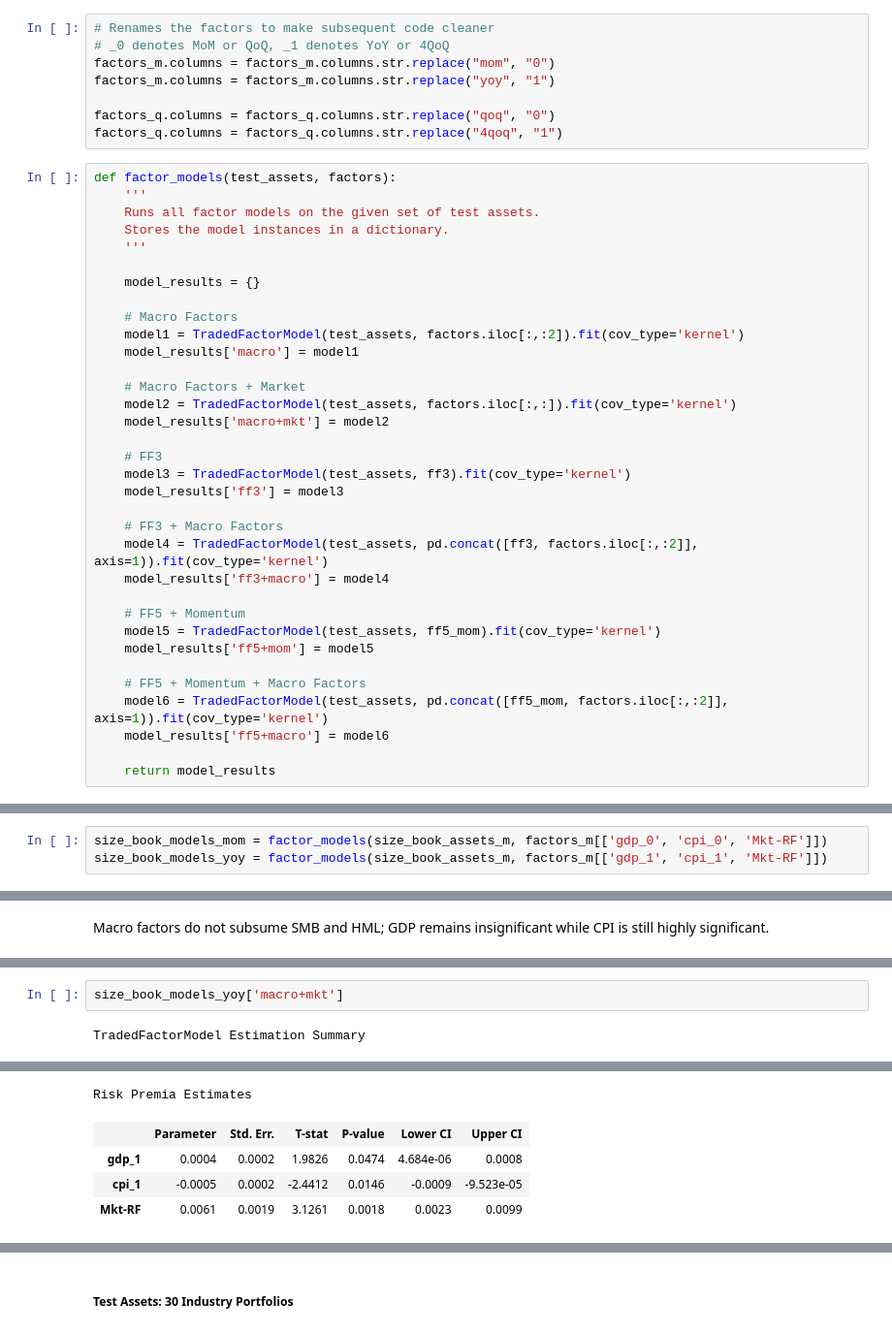
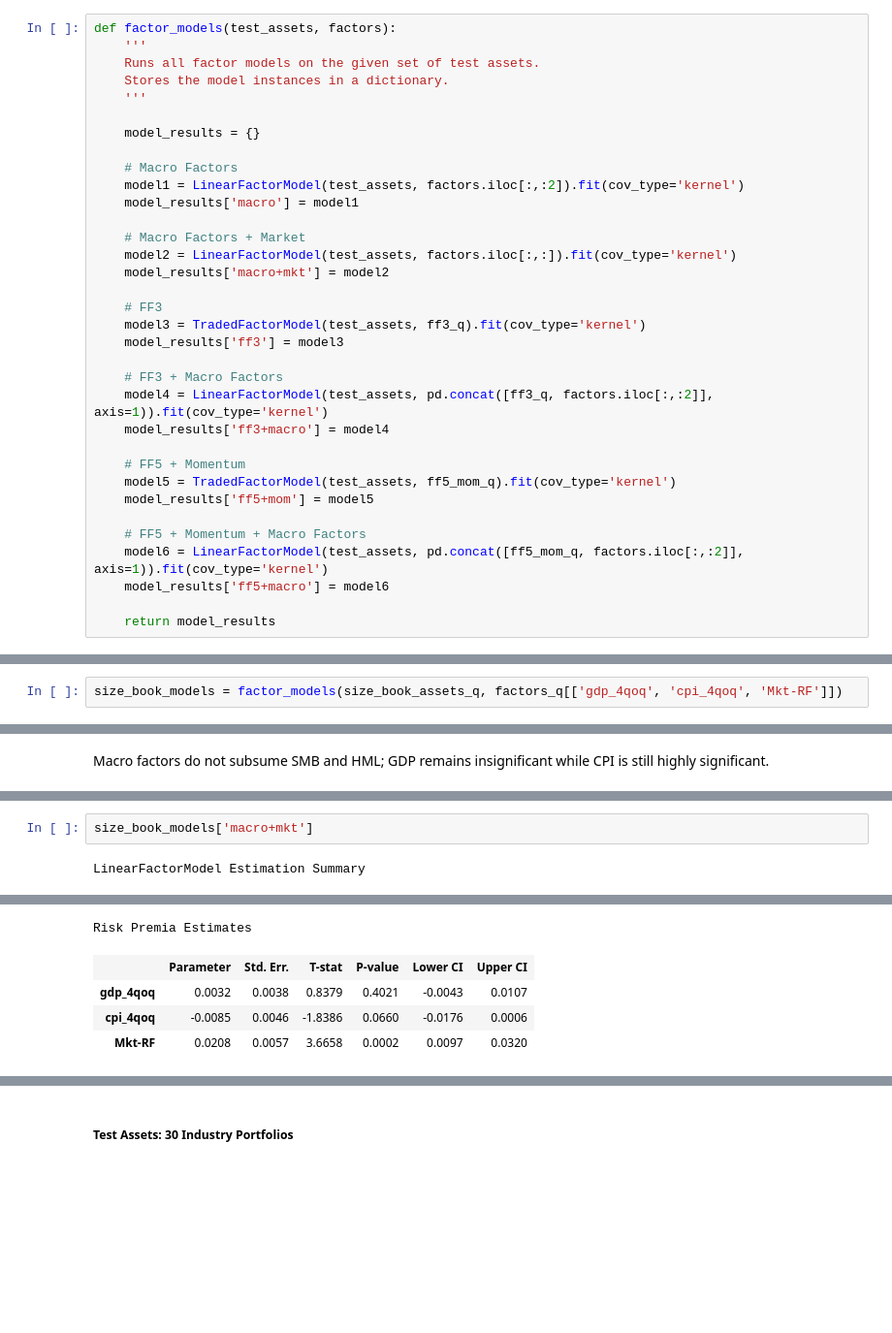
Before and after one commit to santoromano/Macro-Cross-Sectional-Analysis, a Jupyter notebook: empirics.ipynb, the cells around one changed output, grey strips where cells are left out. Shown at 97% size. Drawn from its saved outputs; the diff is of its cells as text; blank space fills up the shorter version.

Commit message:
tweaking model

```diff
--- a/empirics.ipynb
+++ b/empirics.ipynb
@@ -89,11 +84,3 @@ Several factor models will be tested (on each set of test assets):
-# %%
-# Renames the factors to make subsequent code cleaner
-# _0 denotes MoM or QoQ, _1 denotes YoY or 4QoQ
-factors_m.columns = factors_m.columns.str.replace("mom", "0")
-factors_m.columns = factors_m.columns.str.replace("yoy", "1")
-
-factors_q.columns = factors_q.columns.str.replace("qoq", "0")
-factors_q.columns = factors_q.columns.str.replace("4qoq", "1")
 # %%
 def factor_models(test_assets, factors):
     '''
@@ -104,27 +91,27 @@ def factor_models(test_assets, factors):
     model_results = {}
 
     # Macro Factors
-    model1 = TradedFactorModel(test_assets, factors.iloc[:,:2]).fit(cov_type='kernel')
+    model1 = LinearFactorModel(test_assets, factors.iloc[:,:2]).fit(cov_type='kernel')
     model_results['macro'] = model1
 
     # Macro Factors + Market
-    model2 = TradedFactorModel(test_assets, factors.iloc[:,:]).fit(cov_type='kernel')
+    model2 = LinearFactorModel(test_assets, factors.iloc[:,:]).fit(cov_type='kernel')
     model_results['macro+mkt'] = model2
 
     # FF3
-    model3 = TradedFactorModel(test_assets, ff3).fit(cov_type='kernel')
+    model3 = TradedFactorModel(test_assets, ff3_q).fit(cov_type='kernel')
     model_results['ff3'] = model3
 
     # FF3 + Macro Factors
-    model4 = TradedFactorModel(test_assets, pd.concat([ff3, factors.iloc[:,:2]], axis=1)).fit(cov_type='kernel')
+    model4 = LinearFactorModel(test_assets, pd.concat([ff3_q, factors.iloc[:,:2]], axis=1)).fit(cov_type='kernel')
     model_results['ff3+macro'] = model4
 
     # FF5 + Momentum
-    model5 = TradedFactorModel(test_assets, ff5_mom).fit(cov_type='kernel')
+    model5 = TradedFactorModel(test_assets, ff5_mom_q).fit(cov_type='kernel')
     model_results['ff5+mom'] = model5
 
     # FF5 + Momentum + Macro Factors
-    model6 = TradedFactorModel(test_assets, pd.concat([ff5_mom, factors.iloc[:,:2]], axis=1)).fit(cov_type='kernel')
+    model6 = LinearFactorModel(test_assets, pd.concat([ff5_mom_q, factors.iloc[:,:2]], axis=1)).fit(cov_type='kernel')
     model_results['ff5+macro'] = model6
 
     return model_results
@@ -312,6 +267,5 @@ id: 0x2ad5f64ba60
 # %% [markdown]
 ##### Test Assets: 25 Size-Book Value Sorted Portfolios
 # %%
-size_book_models_mom = factor_models(size_book_assets_m, factors_m[['gdp_0', 'cpi_0', 'Mkt-RF']])
-size_book_models_yoy = factor_models(size_book_assets_m, factors_m[['gdp_1', 'cpi_1', 'Mkt-RF']])
+size_book_models = factor_models(size_book_assets_q, factors_q[['gdp_4qoq', 'cpi_4qoq', 'Mkt-RF']])
 # %%
@@ -427,4 +361,4 @@ Macro factors do not subsume SMB and HML; GDP remains insignificant while CPI is
 # %%
-size_book_models_yoy['macro+mkt']
+size_book_models['macro+mkt']
 # %% [output]
-TradedFactorModel Estimation Summary
+LinearFactorModel Estimation Summary
@@ -436,8 +370,8 @@ TradedFactorModel Estimation Summary
 | Cov. Estimator: | kernel |  |  |
 |  |  |  |  |
 Risk Premia Estimates
 |  | Parameter | Std. Err. | T-stat | P-value | Lower CI | Upper CI |
-| gdp_1 | 0.0004 | 0.0002 | 1.9826 | 0.0474 | 4.684e-06 | 0.0008 |
-| cpi_1 | -0.0005 | 0.0002 | -2.4412 | 0.0146 | -0.0009 | -9.523e-05 |
-| Mkt-RF | 0.0061 | 0.0019 | 3.1261 | 0.0018 | 0.0023 | 0.0099 |
+| gdp_4qoq | 0.0032 | 0.0038 | 0.8379 | 0.4021 | -0.0043 | 0.0107 |
+| cpi_4qoq | -0.0085 | 0.0046 | -1.8386 | 0.0660 | -0.0176 | 0.0006 |
+| Mkt-RF | 0.0208 | 0.0057 | 3.6658 | 0.0002 | 0.0097 | 0.0320 |
 Covariance estimator:
```
Also changed, not shown: parts of 34 cells of this notebook.
